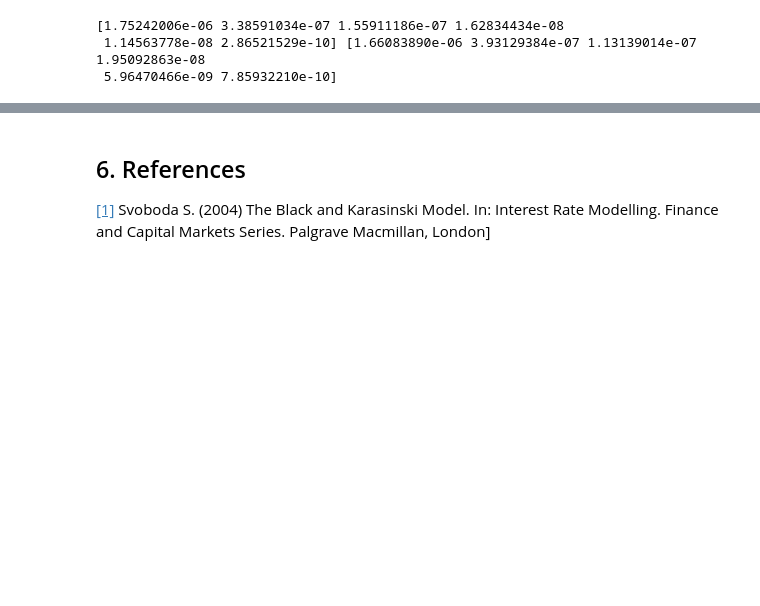
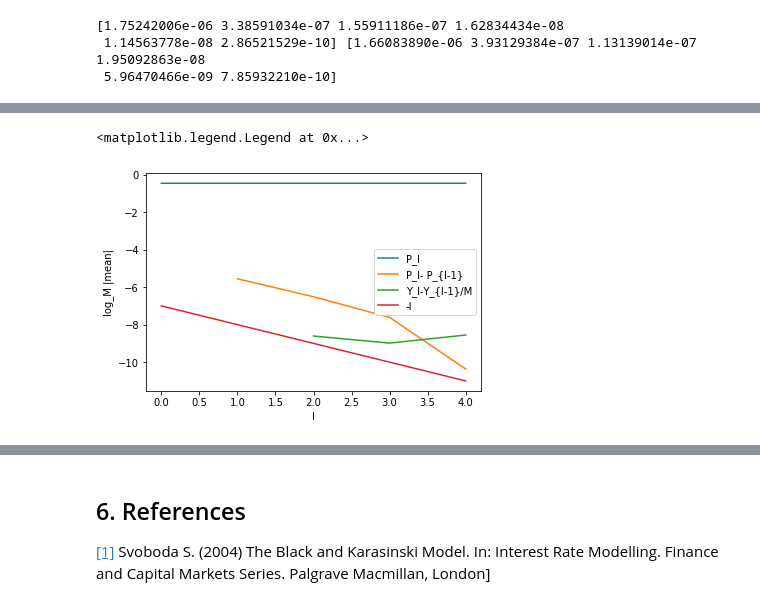
Before and after one commit to XueGong-git/Efficient-Approximation-of-Pricing-Functions, a Jupyter notebook: MLMC.ipynb, the cells around one changed output, grey strips where cells are left out. Saved outputs shown, nothing was run; the diff lists cells and outputs as text; code cells hidden in the pictures; blank space fills up the shorter version.

```diff
--- a/MLMC.ipynb
+++ b/MLMC.ipynb
@@ -485,0 +724,13 @@ print(Nl)
+# %%
+
+#plot 2 logm mean
+line1 = plt.plot(L,np.log(abs(del1))/np.log(M), label = 'P_l')
+line2 = plt.plot(L[1:],np.log(abs(del2[1:]))/np.log(M), label = 'P_l- P_{l-1}')
+line3 = plt.plot(L[2:],np.log(abs(del2[2:]-del2[1:(maxl-1)]/M))/np.log(M), label = 'Y_l-Y_{l-1}/M')
+line4 = plt.plot(L,-L-7, label = '-l')
+plt.xlabel('l')
+plt.ylabel('log_M |mean|');
+plt.legend()
+# %% [output]
+<matplotlib.legend.Legend at 0x...>
+[figure, added]
```
Also changed, not shown: parts of 13 cells of this notebook.
